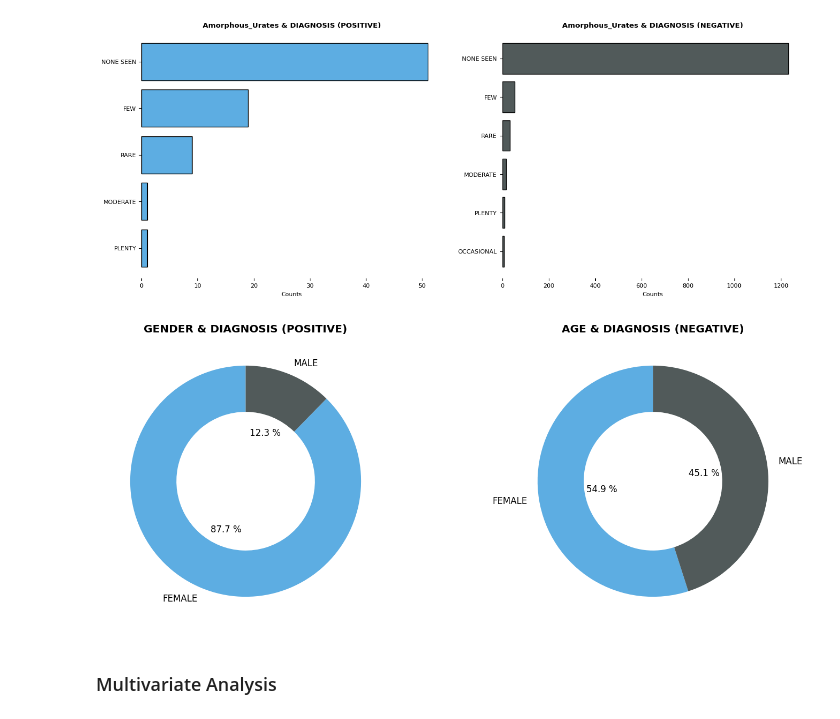
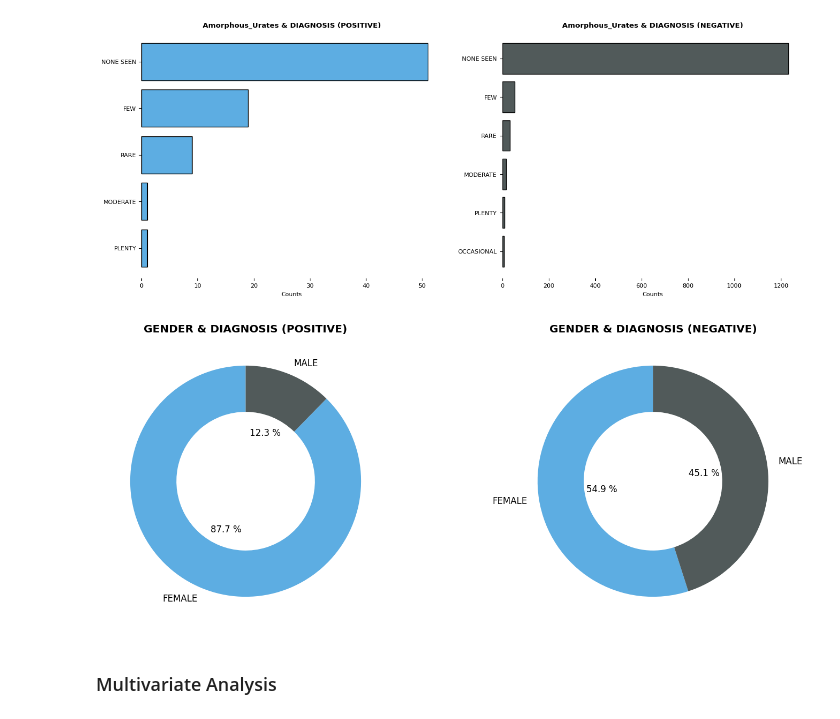
Before and after one commit to kr-agdeppa/UTI-Diagnosis-Classification, a Jupyter notebook: src/DATA EXPLORATION.ipynb, the cells around one changed output. Drawn from its saved outputs; the diff is of its cells as text; code cells hidden in the pictures.

Commit message:
corrected donut chart title

```diff
--- a/src/DATA EXPLORATION.ipynb
+++ b/src/DATA EXPLORATION.ipynb
@@ -428,35 +428,35 @@ bivariate_bar_graph(df,
 matplotlib.rcParams.update({"font.size": 12})
 
 # Create a figure with two subplots
 _, AXS = plt.subplots(1, 2, figsize=(18, 7))
 
 # Define diagnosis categories, titles, and colors
 DIAGNOSIS_CATEGORIES = ["POSITIVE", "NEGATIVE"]
-LIST_OF_TITLES = ["GENDER & DIAGNOSIS (POSITIVE)", "AGE & DIAGNOSIS (NEGATIVE)"]
+LIST_OF_TITLES = ["GENDER & DIAGNOSIS (POSITIVE)", "GENDER & DIAGNOSIS (NEGATIVE)"]
 COLORS = ["#5DADE2", "#515A5A"]
 
 # Iterate over subplots, titles, and diagnosis filters
 for ax, TITLE, FILTER in zip(AXS, LIST_OF_TITLES, DIAGNOSIS_CATEGORIES):
 
     # Extract data for the specific diagnosis filter and group by gender
     FILTERED_DATA = df[["Gender", "Diagnosis"]][df["Diagnosis"] == FILTER].groupby(by="Gender").count()
 
     # Plot a pie chart using Matplotlib
     ax.pie(FILTERED_DATA["Diagnosis"].tolist(),
            wedgeprops={"width": 0.4, "linewidth": 2},
            startangle=90,
            colors=COLORS,
            labels=FILTERED_DATA.index,
            autopct="%.1f %%",
            pctdistance=0.45)
 
     # Set a title for the subplot
     ax.set_title(TITLE, fontweight="bold")
 
 # Show the plot
 plt.show()
 # %% [output]
-[figure, old version]
+[figure, new version]
 # %% [markdown]
 ### Multivariate Analysis
 # %% [markdown]
```
